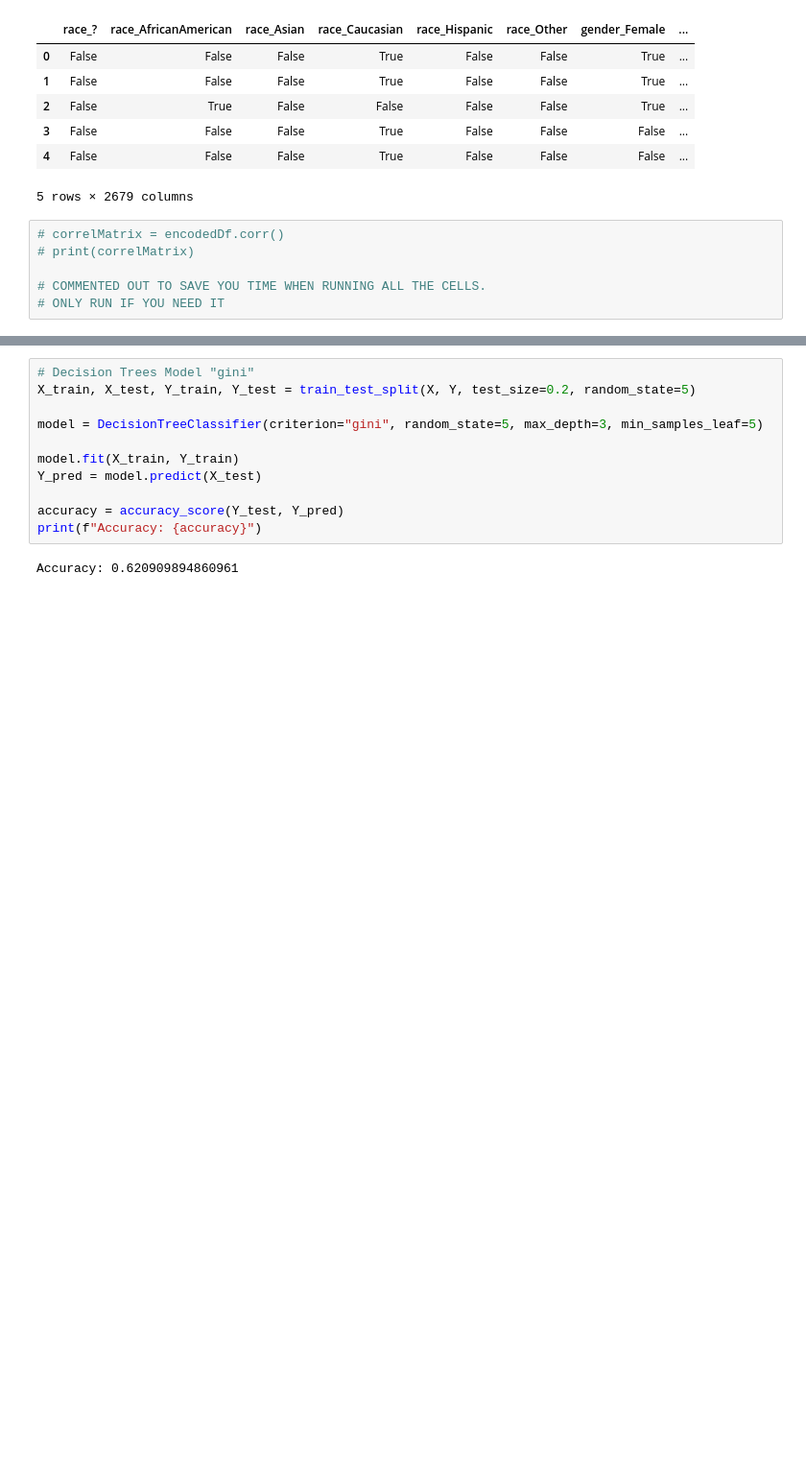
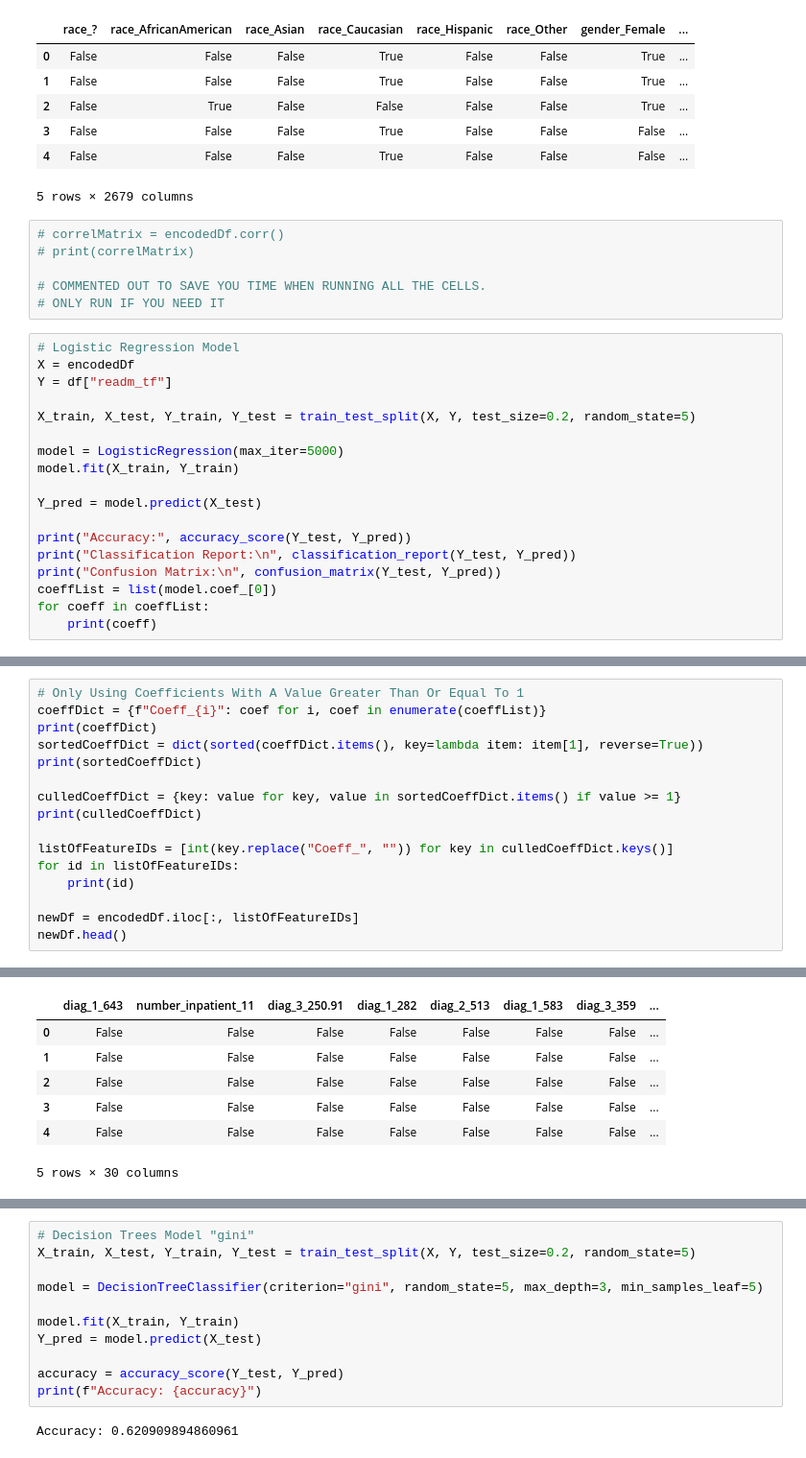
Before and after one commit to TGurke13/Group-Project2, a Jupyter notebook: main_scott.ipynb, the cells around one changed output, grey strips where cells are left out. Shown: that part at 96% size. Cells and saved outputs as stored; diff of their text form; blank space fills up the shorter version.

Commit message:
Attempt At Better Modeling

```diff
--- a/main_scott.ipynb
+++ b/main_scott.ipynb
@@ -77,3 +77,21 @@ encodedDf.head()
 
 # COMMENTED OUT TO SAVE YOU TIME WHEN RUNNING ALL THE CELLS.
 # ONLY RUN IF YOU NEED IT
+# %%
+# Logistic Regression Model
+X = encodedDf
+Y = df["readm_tf"]
+
+X_train, X_test, Y_train, Y_test = train_test_split(X, Y, test_size=0.2, random_state=5)
+
+model = LogisticRegression(max_iter=5000)
+model.fit(X_train, Y_train)
+
+Y_pred = model.predict(X_test)
+
+print("Accuracy:", accuracy_score(Y_test, Y_pred))
+print("Classification Report:\n", classification_report(Y_test, Y_pred))
+print("Confusion Matrix:\n", confusion_matrix(Y_test, Y_pred))
+coeffList = list(model.coef_[0])
+for coeff in coeffList:
+    print(coeff)
@@ -79,0 +116,17 @@ encodedDf.head()
+# %%
+# Only Using Coefficients With A Value Greater Than Or Equal To 1
+coeffDict = {f"Coeff_{i}": coef for i, coef in enumerate(coeffList)}
+print(coeffDict)
+sortedCoeffDict = dict(sorted(coeffDict.items(), key=lambda item: item[1], reverse=True))
+print(sortedCoeffDict)
+
+culledCoeffDict = {key: value for key, value in sortedCoeffDict.items() if value >= 1}
+print(culledCoeffDict)
+
+listOfFeatureIDs = [int(key.replace("Coeff_", "")) for key in culledCoeffDict.keys()]
+for id in listOfFeatureIDs:
+    print(id)
+
+newDf = encodedDf.iloc[:, listOfFeatureIDs]
+newDf.head()
+# %% [output]
@@ -80 +150,8 @@ encodedDf.head()
+|  | diag_1_643 | number_inpatient_11 | diag_3_250.91 | diag_1_282 | diag_2_513 | diag_1_583 | diag_3_359 | ... |
+| 0 | False | False | False | False | False | False | False | ... |
+| 1 | False | False | False | False | False | False | False | ... |
+| 2 | False | False | False | False | False | False | False | ... |
+| 3 | False | False | False | False | False | False | False | ... |
+| 4 | False | False | False | False | False | False | False | ... |
+5 rows × 30 columns
 # %%
```
Also changed, not shown: parts of 3 cells of this notebook.
